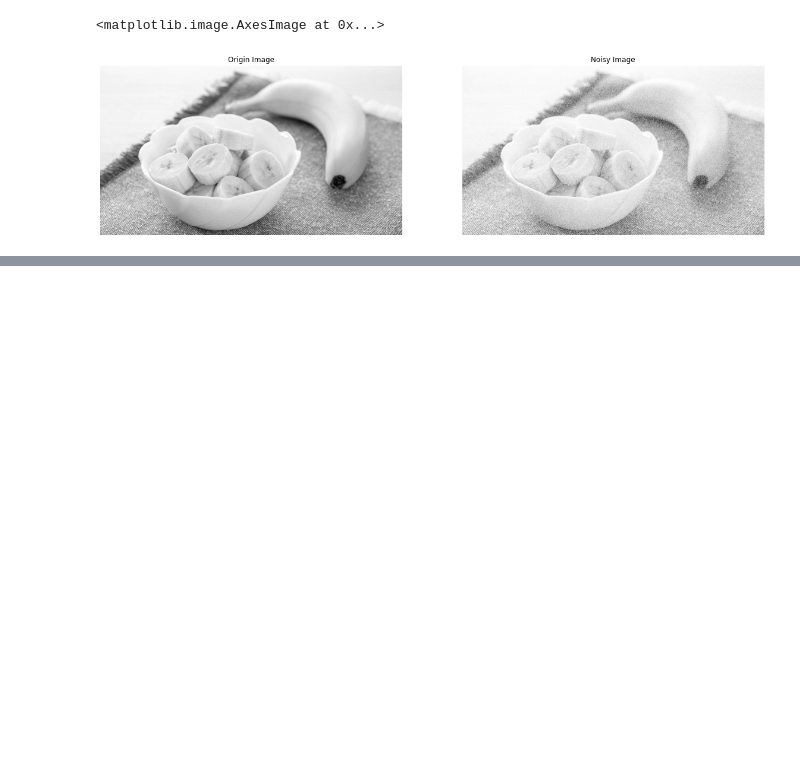
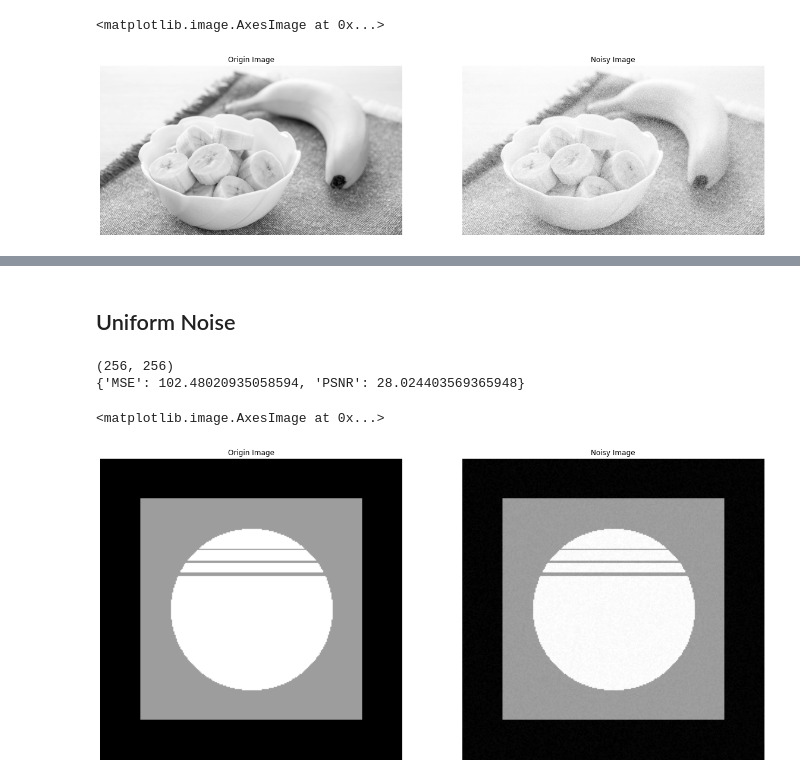
Before and after one commit to alonet14/image_processing, a Jupyter notebook: add_noise.ipynb, the cells around one changed output, grey strips where cells are left out. Saved outputs shown, nothing was run; the diff lists cells and outputs as text; code cells hidden in the pictures; blank space fills up the shorter version.

```diff
--- a/add_noise.ipynb
+++ b/add_noise.ipynb
@@ -183,0 +178,24 @@ ValueError: not enough values to unpack (expected 3, got 2)
+# %% [markdown]
+## Uniform Noise
+# %%
+uni_noise = UniformNoise(filepath=file_name, a=4, b=10)
+image_uni_noise = uni_noise.add_noise()
+
+
+metric_snp = metric(image, image_uni_noise)
+print(metric_snp)
+
+plt.figure(figsize=(20, 12))
+plt.subplot(121)
+plt.title("Origin Image")
+plt.axis('off')
+plt.imshow(image, cmap='gray')
+plt.subplot(122)
+plt.title("Noisy Image")
+plt.axis('off')
+plt.imshow(image_uni_noise, cmap='gray')
+# %% [output]
+(256, 256)
+{'MSE': 102.48020935058594, 'PSNR': 28.024403569365948}
+<matplotlib.image.AxesImage at 0x...>
+[figure, added]
```
Also changed, not shown: parts of 9 cells of this notebook, 2 other files.
